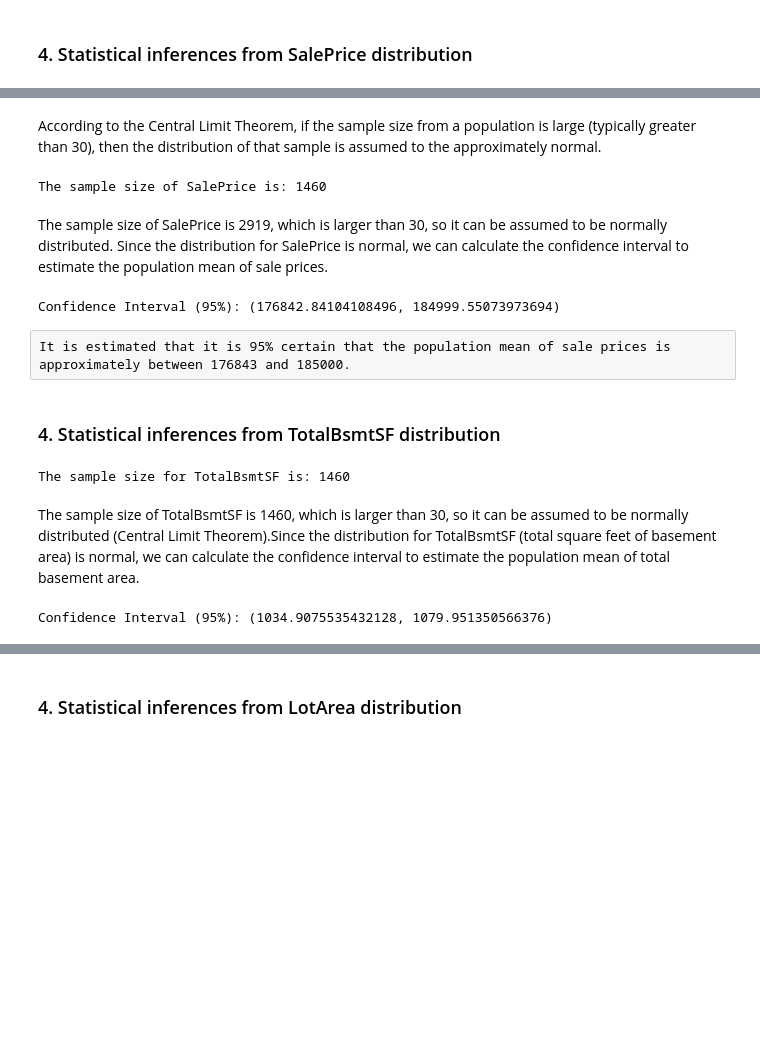
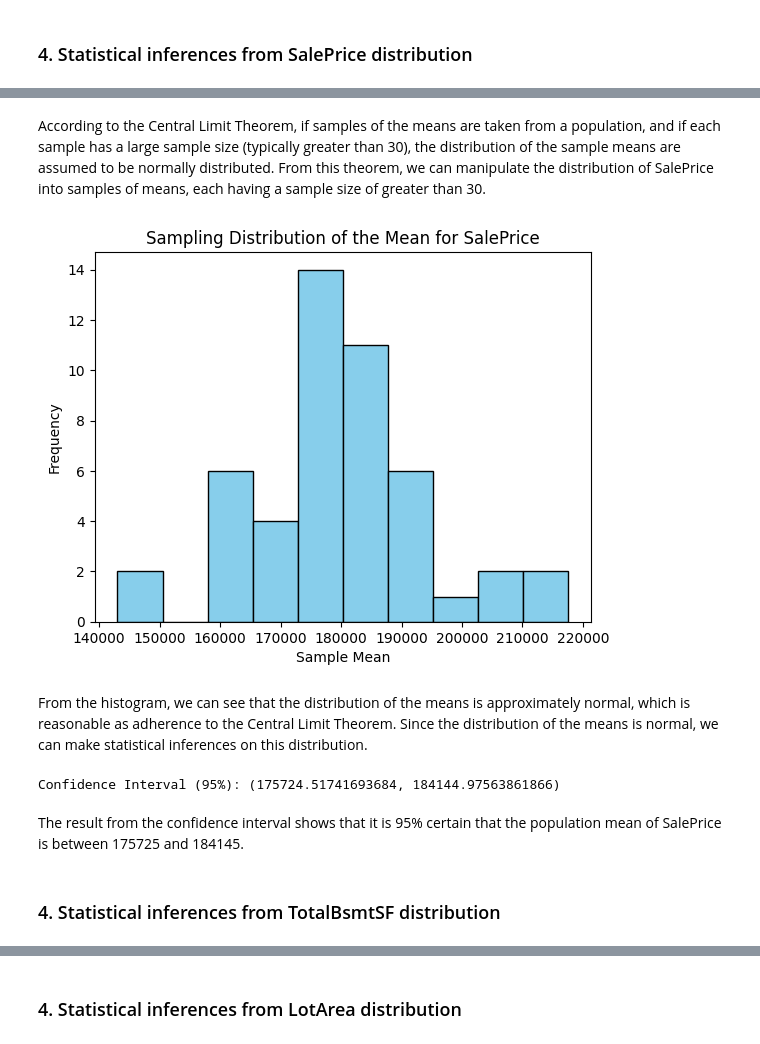
Before and after one commit to binhho304/House-Price-, a Jupyter notebook: house_price_project/housing_price.ipynb, the cells around one changed output, grey strips where cells are left out. Cells and saved outputs as stored; diff of their text form; code cells hidden in the pictures; blank space fills up the shorter version.

Commit message:
Add files via upload
central limit theorem change.

```diff
--- a/house_price_project/housing_price.ipynb
+++ b/house_price_project/housing_price.ipynb
@@ -193,42 +214,43 @@ plt.show()
 # %% [markdown]
-According to the Central Limit Theorem, if the sample size from a population is large (typically greater than 30), then the distribution of that sample is assumed to the approximately normal.
+According to the Central Limit Theorem, if samples of the means are taken from a population, and if each sample has a large sample size (typically greater than 30), the distribution of the sample means are assumed to be normally distributed. From this theorem, we can manipulate the distribution of SalePrice into samples of means, each having a sample size of greater than 30.
-# %%
-print('The sample size of SalePrice is:', len(df['SalePrice']))
-# %% [output]
-The sample size of SalePrice is: 1460
-# %% [markdown]
-The sample size of SalePrice is 2919, which is larger than 30, so it can be assumed to be normally distributed. Since the distribution for SalePrice is normal, we can calculate the confidence interval to estimate the population mean of sale prices.
-# %%
-#Calculate confidence interval
-confidence_interval = stats.t.interval(
-    confidence=0.95,
-    df=len(df['SalePrice']) - 1,  # Degrees of freedom
-    loc=np.mean(df['SalePrice']),  # Sample mean
-    scale=stats.sem(df['SalePrice'])  # Standard error of the mean
-)
-
-print(f"Confidence Interval (95%): {confidence_interval}")
-# %% [output]
-Confidence Interval (95%): (176842.84104108496, 184999.55073973694)
-# %% [raw]
-It is estimated that it is 95% certain that the population mean of sale prices is approximately between 176843 and 185000.
+# %%
+#Resample into samples of means
+# Sampling parameters
+sample_size = 30
+num_samples = len(df['SalePrice'])//30
+sample_means = []
+
+# Generate sample means
+for _ in range(num_samples):
+    sample = np.random.choice(df['SalePrice'], size=sample_size, replace=True)
+    sample_means.append(np.mean(sample))
+
+# Convert to array
+sample_means = np.array(sample_means)
+
+# Plot the sampling distribution
+plt.hist(sample_means, bins=10, color='skyblue', edgecolor='black')
+plt.title('Sampling Distribution of the Mean for SalePrice')
+plt.xlabel('Sample Mean')
+plt.ylabel('Frequency')
+plt.show()
+# %% [output]
+[figure, added]
+# %% [markdown]
+From the histogram, we can see that the distribution of the means is approximately normal, which is reasonable as adherence to the Central Limit Theorem. Since the distribution of the means is normal, we can make statistical inferences on this distribution.
+# %%
+#Calculate confidence interval
+confidence_interval = stats.t.interval(
+    confidence=0.95,
+    df=len(sample_means) - 1,  # Degrees of freedom
+    loc=np.mean(sample_means),  # Sample mean
+    scale=stats.sem(sample_means)  # Standard error of the mean
+)
+
+print(f"Confidence Interval (95%): {confidence_interval}")
+# %% [output]
+Confidence Interval (95%): (175724.51741693684, 184144.97563861866)
+# %% [markdown]
+The result from the confidence interval shows that it is 95% certain that the population mean of SalePrice is between 175725 and 184145.
 # %% [markdown]
 ### 4. Statistical inferences from TotalBsmtSF	distribution
-# %%
-print('The sample size for TotalBsmtSF is:', len(df['TotalBsmtSF']))
-# %% [output]
-The sample size for TotalBsmtSF is: 1460
-# %% [markdown]
-The sample size of TotalBsmtSF is 1460, which is larger than 30, so it can be assumed to be normally distributed (Central Limit Theorem).Since the distribution for TotalBsmtSF (total square feet of basement area) is normal, we can calculate the confidence interval to estimate the population mean of total basement area.
-# %%
-#Calculate confidence interval
-confidence_interval2 = stats.t.interval(
-    confidence=0.95,
-    df=len(df['TotalBsmtSF']) - 1,  # Degrees of freedom
-    loc=np.mean(df['TotalBsmtSF']),  # Sample mean
-    scale=stats.sem(df['TotalBsmtSF'])  # Standard error of the mean
-)
-
-print(f"Confidence Interval (95%): {confidence_interval2}")
-# %% [output]
-Confidence Interval (95%): (1034.9075535432128, 1079.951350566376)
```
Also changed, not shown: parts of 21 cells of this notebook.
